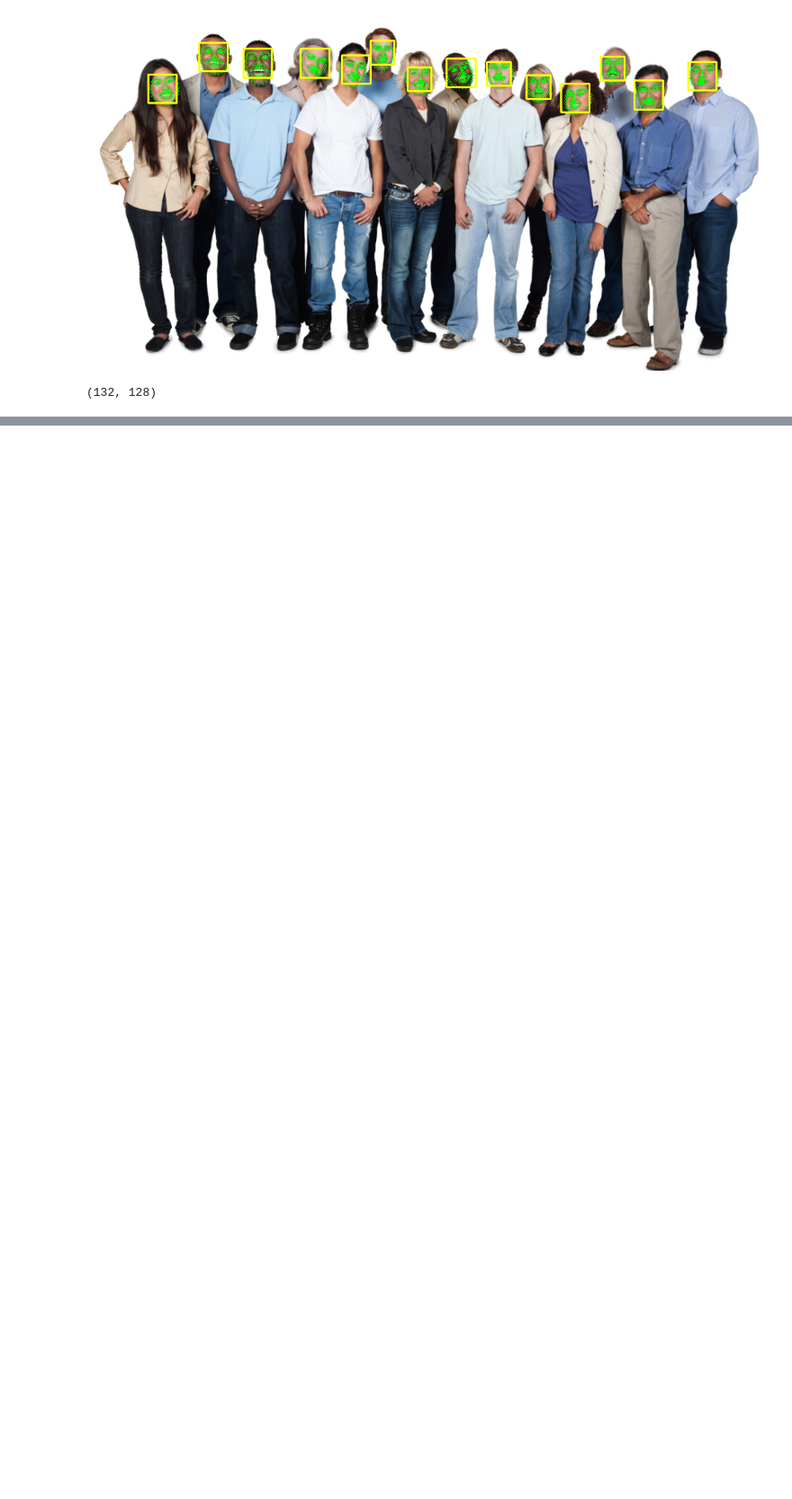
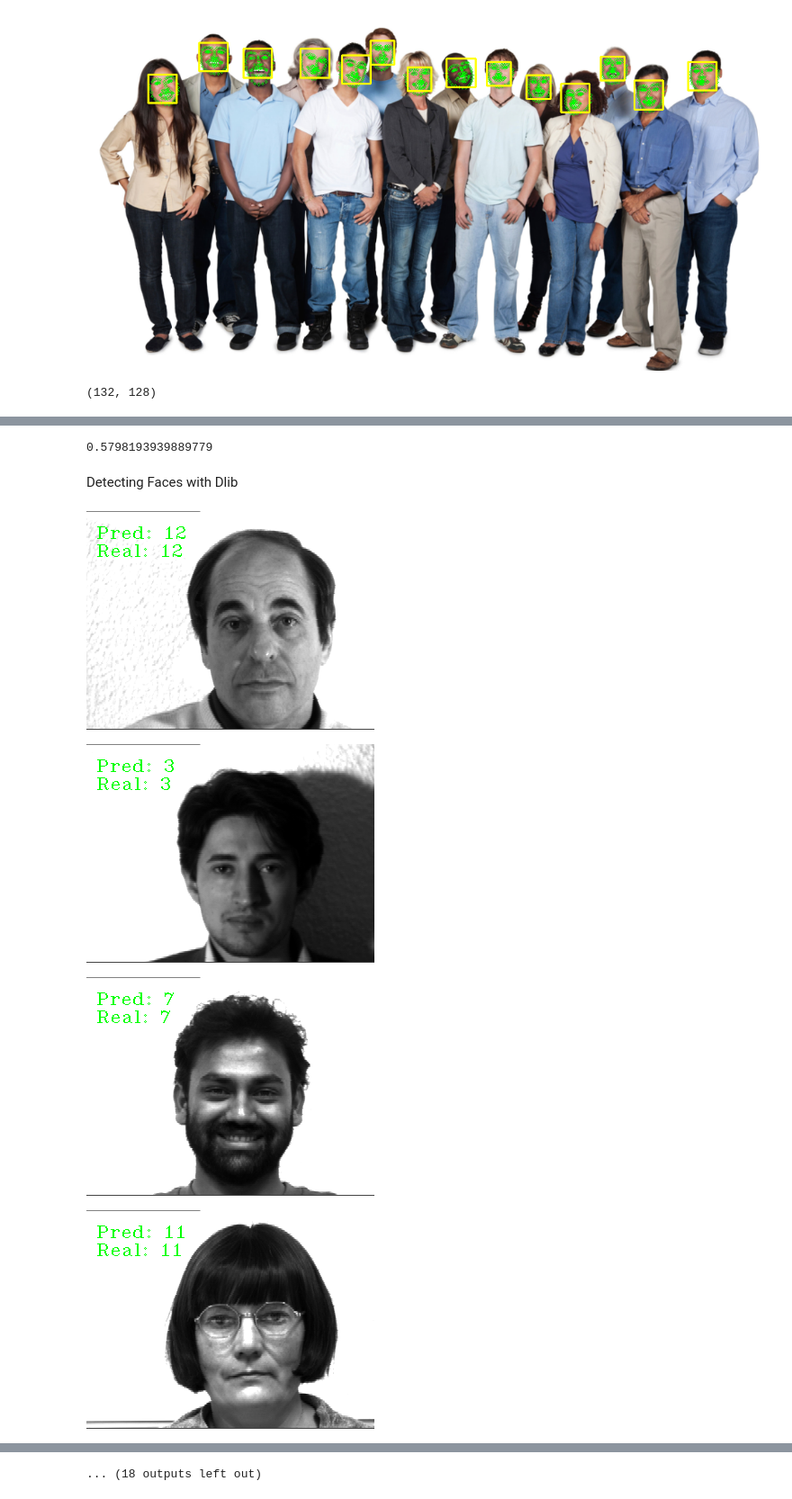
Before and after one commit to elw1s/Computer-Vision-Masterclass, a Jupyter notebook: Face Recognition/dlibFaceRecognition.ipynb, the cells around one changed output, grey strips where cells are left out. Shown at 90% size. Drawn from its saved outputs; the diff is of its cells as text; code cells hidden in the pictures; blank space fills up the shorter version.

Commit message:
face recognition is modified

```diff
--- a/Face Recognition/dlibFaceRecognition.ipynb
+++ b/Face Recognition/dlibFaceRecognition.ipynb
@@ -81,0 +104,51 @@ face_descriptors.shape
+# %%
+np.linalg.norm(face_descriptors[0] - face_descriptors[1:], axis = 1)[91]
+# %% [output]
+0.5798193939889779
+# %% [markdown]
+Detecting Faces with Dlib
+# %%
+threshold = 0.5
+predictions = []
+expected_outputs = []
+
+paths = [os.path.join('/content/yalefaces/test', f) for f in os.listdir('/content/yalefaces/test')]
+for path in paths:
+  image = Image.open(path).convert('RGB')
+  image_np = np.array(image, 'uint8')
+  face_detection = face_detector(image_np, 1)
+
+  for face in face_detection:
+    points = points_detector(image_np, face)
+    face_descriptor = face_descriptor_extractor.compute_face_descriptor(image_np, points)
+
+    face_descriptor = [f for f in face_descriptor]
+    face_descriptor = np.asarray(face_descriptor, dtype=np.float64)
+    face_descriptor = face_descriptor[np.newaxis, :]
+
+    distances = np.linalg.norm(face_descriptor - face_descriptors, axis = 1)
+
+    min_index = np.argmin(distances)
+    min_distance = distances[min_index]
+
+    if min_distance <= threshold:
+      name_pred = int(os.path.split(index[min_index])[1].split('.')[0].replace('subject',''))
+    else:
+      name_pred = 'Not identified'
+
+    name_real = int(os.path.split(path)[1].split('.')[0].replace('subject',''))
+
+    predictions.append(name_pred)
+    expected_outputs.append(name_real)
+
+    cv2.putText(image_np, 'Pred: ' + str(name_pred), (10,30), cv2.FONT_HERSHEY_COMPLEX_SMALL, 1, (0, 255, 0))
+    cv2.putText(image_np, 'Real: ' + str(name_real), (10,50), cv2.FONT_HERSHEY_COMPLEX_SMALL, 1, (0, 255, 0))
+  cv2_imshow(image_np)
+
+predictions = np.array(predictions)
+expected_outputs = np.array(expected_outputs)
+# %% [output]
+[figure, added]
+[figure, added]
+[figure, added]
+[figure, added]
@@ -81,0 +163 @@ face_descriptors.shape
+... (18 outputs left out)
```
Also changed, not shown: parts of 5 cells of this notebook.
